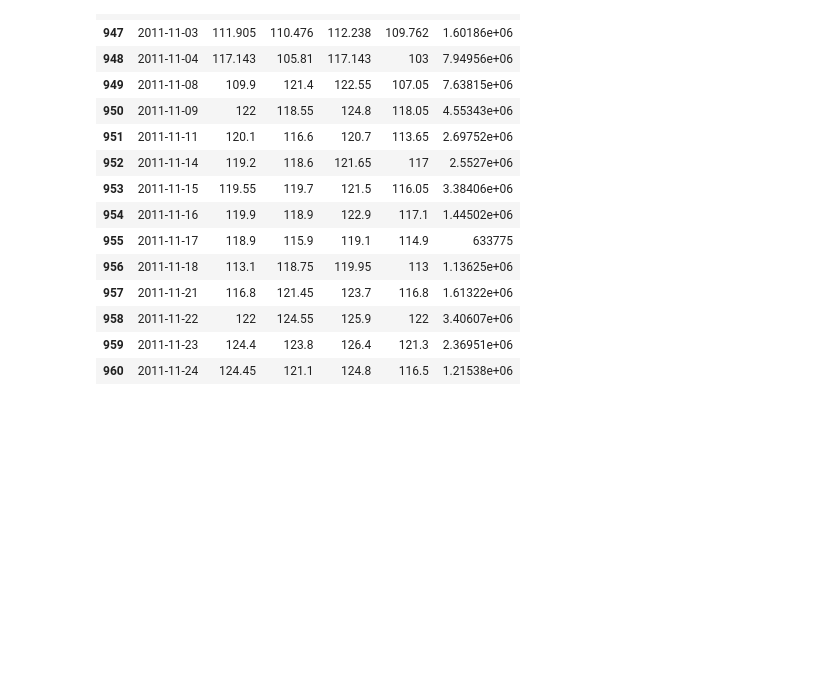
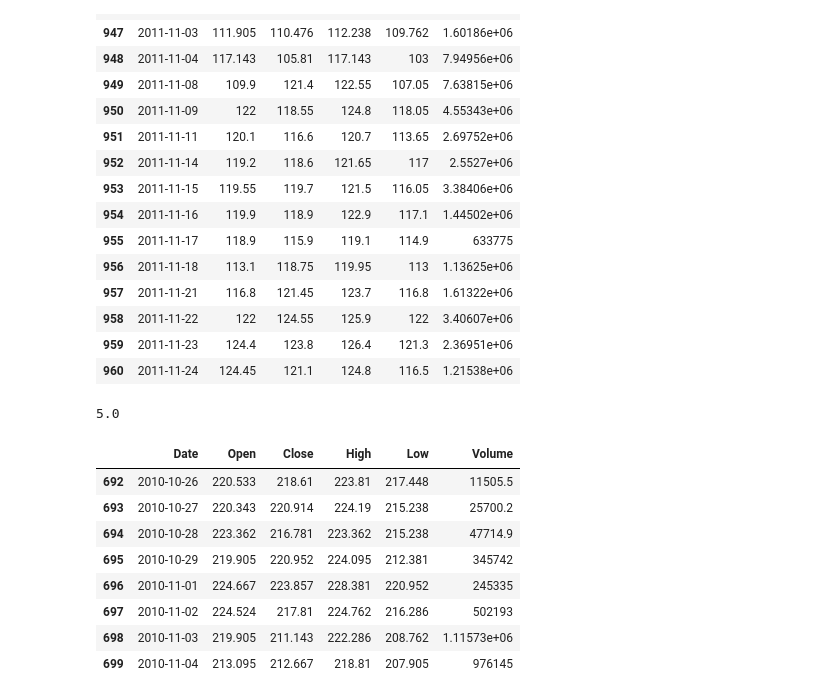
Before and after one commit to PrajwalPrashanth/DataloreLabsInternship, a Jupyter notebook: Adjust stock price/Untitled-Copy1.ipynb, the cells around one changed output. Saved outputs shown, nothing was run; the diff lists cells and outputs as text; code cells hidden in the pictures; blank space fills up the shorter version.

```diff
--- a/Adjust stock price/Untitled-Copy1.ipynb
+++ b/Adjust stock price/Untitled-Copy1.ipynb
@@ -162,3 +230,20 @@ for i in range(len(split_jis)):
+# %%
+split_jis['OldFV'][0]/split_jis['NewFV'][0]
+# %% [output]
+5.0
+# %%
+b = price_df[(price_df['Date']>'2010-10-25')&(price_df['Date']<'2010-11-05')]
+b
+# %% [output]
+|  | Date | Open | Close | High | Low | Volume |
+| 692 | 2010-10-26 | 220.533 | 218.61 | 223.81 | 217.448 | 11505.5 |
+| 693 | 2010-10-27 | 220.343 | 220.914 | 224.19 | 215.238 | 25700.2 |
+| 694 | 2010-10-28 | 223.362 | 216.781 | 223.362 | 215.238 | 47714.9 |
+| 695 | 2010-10-29 | 219.905 | 220.952 | 224.095 | 212.381 | 345742 |
+| 696 | 2010-11-01 | 224.667 | 223.857 | 228.381 | 220.952 | 245335 |
+| 697 | 2010-11-02 | 224.524 | 217.81 | 224.762 | 216.286 | 502193 |
+| 698 | 2010-11-03 | 219.905 | 211.143 | 222.286 | 208.762 | 1.11573e+06 |
+| 699 | 2010-11-04 | 213.095 | 212.667 | 218.81 | 207.905 | 976145 |
 # %%
 plt.figure(1, figsize=(20,10))
 plt.subplot(121)
```
Also changed, not shown: parts of 8 cells of this notebook, 5 other files.
